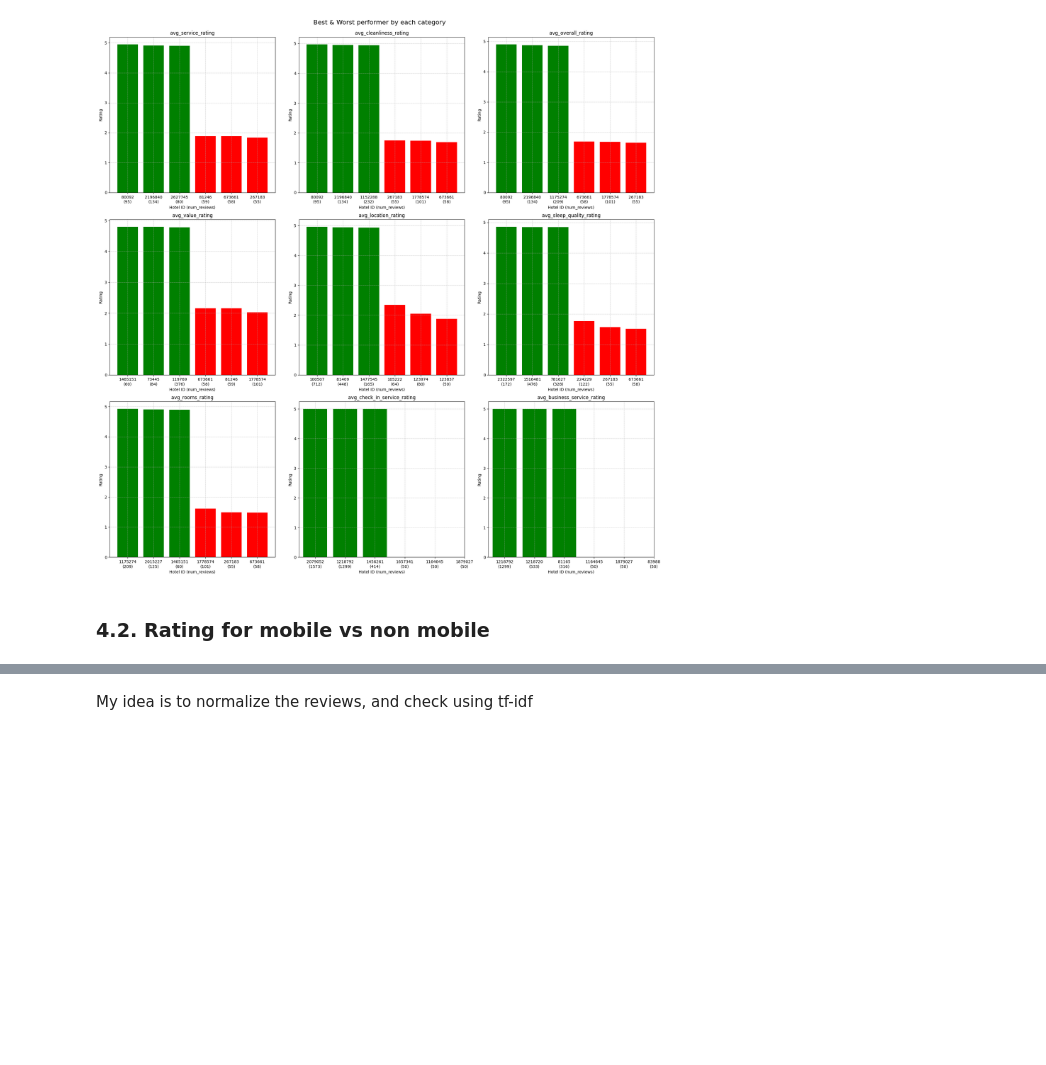
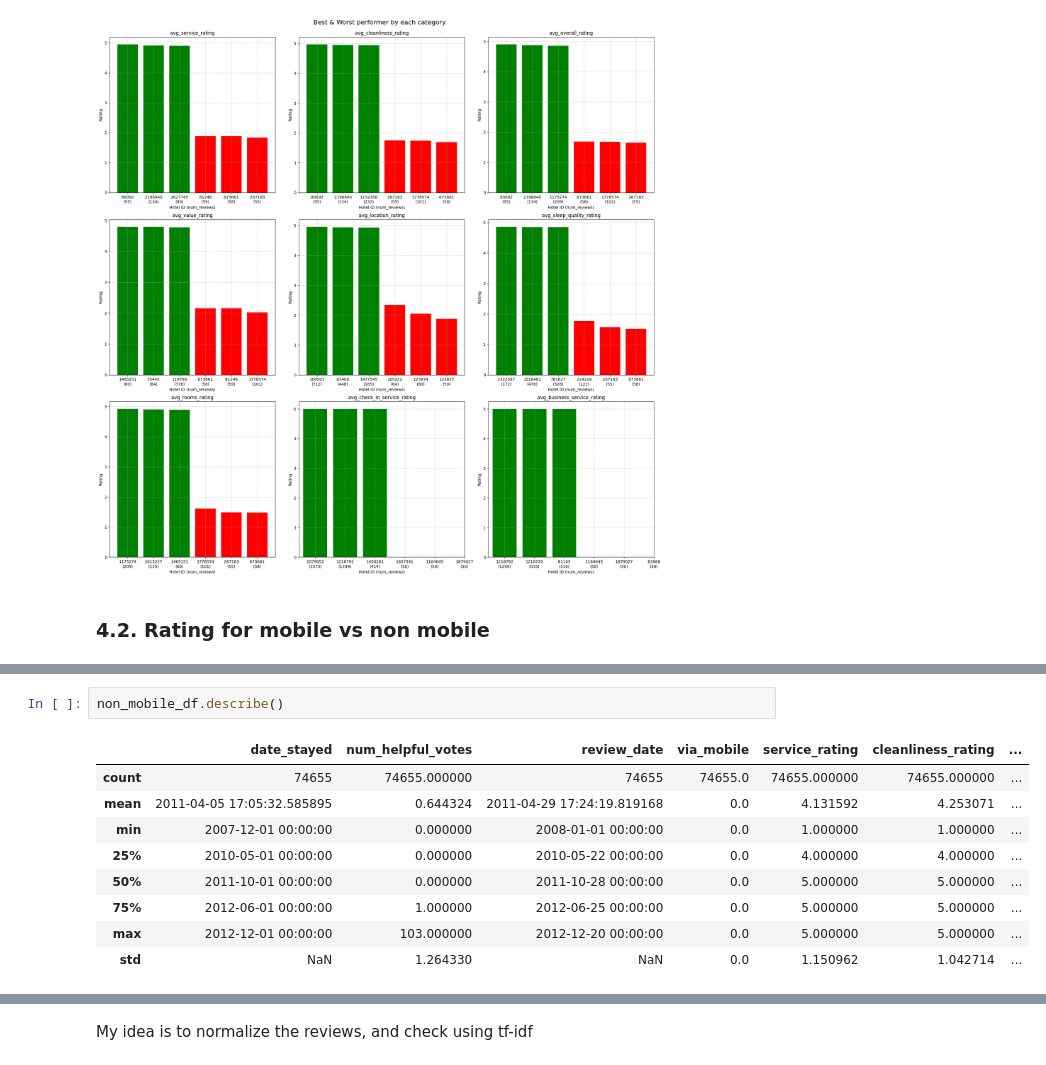
Before and after one commit to nadiavictoria/IS512-Hotel-Analytics, a Jupyter notebook: notebooks/02_exploratory_analysis.ipynb, the cells around one changed output, grey strips where cells are left out. Cells and saved outputs as stored; diff of their text form; blank space fills up the shorter version.

```diff
--- a/notebooks/02_exploratory_analysis.ipynb
+++ b/notebooks/02_exploratory_analysis.ipynb
@@ -1151,0 +1169,12 @@ plt.show()
+# %%
+non_mobile_df.describe()
+# %% [output]
+|  | date_stayed | num_helpful_votes | review_date | via_mobile | service_rating | cleanliness_rating | ... |
+| count | 74655 | 74655.000000 | 74655 | 74655.0 | 74655.000000 | 74655.000000 | ... |
+| mean | 2011-04-05 17:05:32.585895 | 0.644324 | 2011-04-29 17:24:19.819168 | 0.0 | 4.131592 | 4.253071 | ... |
+| min | 2007-12-01 00:00:00 | 0.000000 | 2008-01-01 00:00:00 | 0.0 | 1.000000 | 1.000000 | ... |
+| 25% | 2010-05-01 00:00:00 | 0.000000 | 2010-05-22 00:00:00 | 0.0 | 4.000000 | 4.000000 | ... |
+| 50% | 2011-10-01 00:00:00 | 0.000000 | 2011-10-28 00:00:00 | 0.0 | 5.000000 | 5.000000 | ... |
+| 75% | 2012-06-01 00:00:00 | 1.000000 | 2012-06-25 00:00:00 | 0.0 | 5.000000 | 5.000000 | ... |
+| max | 2012-12-01 00:00:00 | 103.000000 | 2012-12-20 00:00:00 | 0.0 | 5.000000 | 5.000000 | ... |
+| std | NaN | 1.264330 | NaN | 0.0 | 1.150962 | 1.042714 | ... |
```
Also changed, not shown: parts of 11 cells of this notebook.
